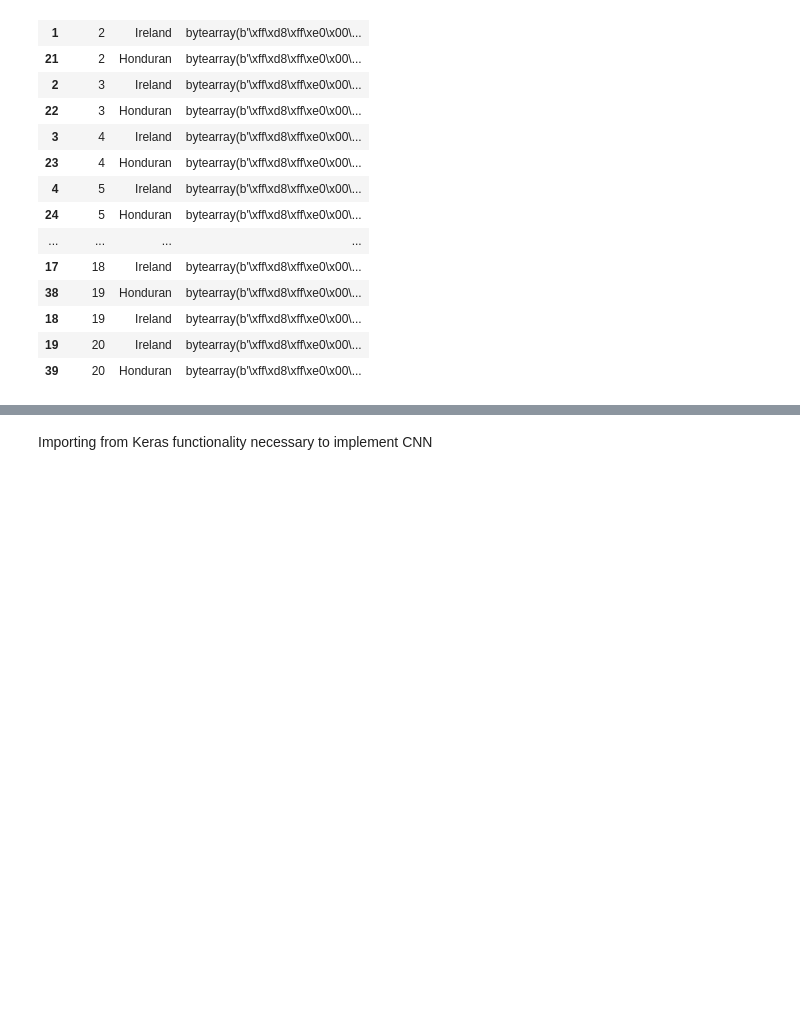
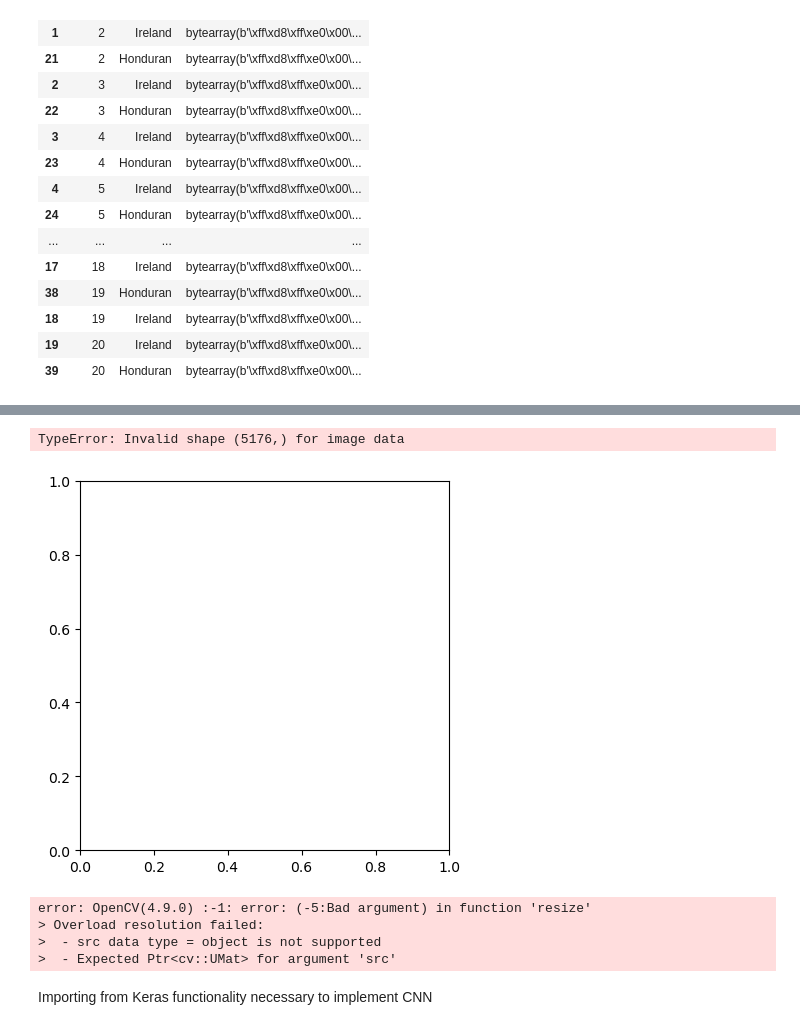
Before and after one commit to JoseGale/MSC_DA_2_CA1, a Jupyter notebook: CA1_Food Classification.ipynb, the cells around one changed output, grey strips where cells are left out. Cells and saved outputs as stored; diff of their text form; code cells hidden in the pictures; blank space fills up the shorter version.

```diff
--- a/CA1_Food Classification.ipynb
+++ b/CA1_Food Classification.ipynb
@@ -123,0 +125,2 @@ pandasImagesDF
+# %%
+image_array = pandasImagesDF["Data"]
@@ -124,3 +155,17 @@ pandasImagesDF
+# %%
+from matplotlib import pyplot as plt
+plt.imshow(image_array[0], interpolation='nearest')
+plt.show()
+# %% [output]
+TypeError: Invalid shape (5176,) for image data
+[figure, added]
+# %%
+new_array = cv2.resize(image_array,(IMG_SIZE,IMG_SIZE) )
+# %% [output]
+error: OpenCV(4.9.0) :-1: error: (-5:Bad argument) in function 'resize'
+> Overload resolution failed:
+>  - src data type = object is not supported
+>  - Expected Ptr<cv::UMat> for argument 'src'
 # %% [markdown]
 Importing from Keras functionality necessary to implement CNN
 # %%
```
Also changed, not shown: parts of 27 cells of this notebook.
